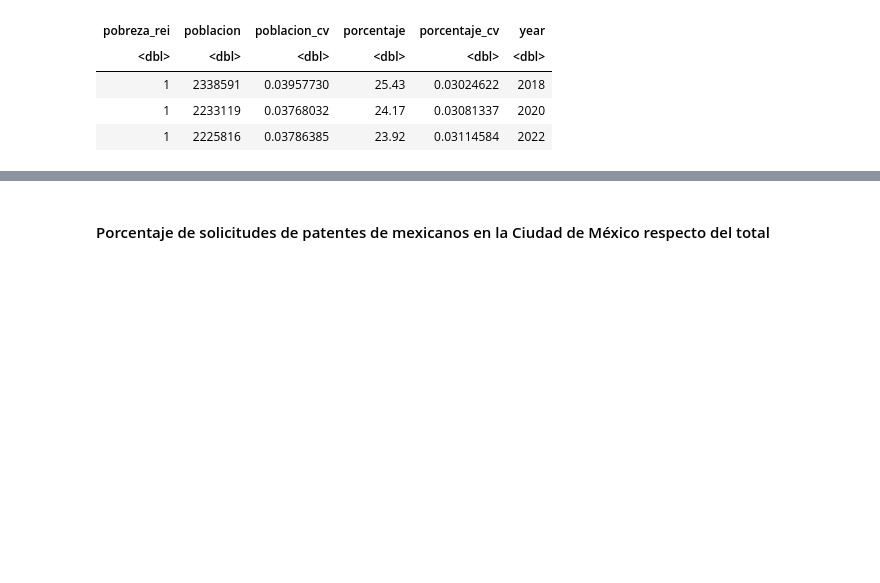
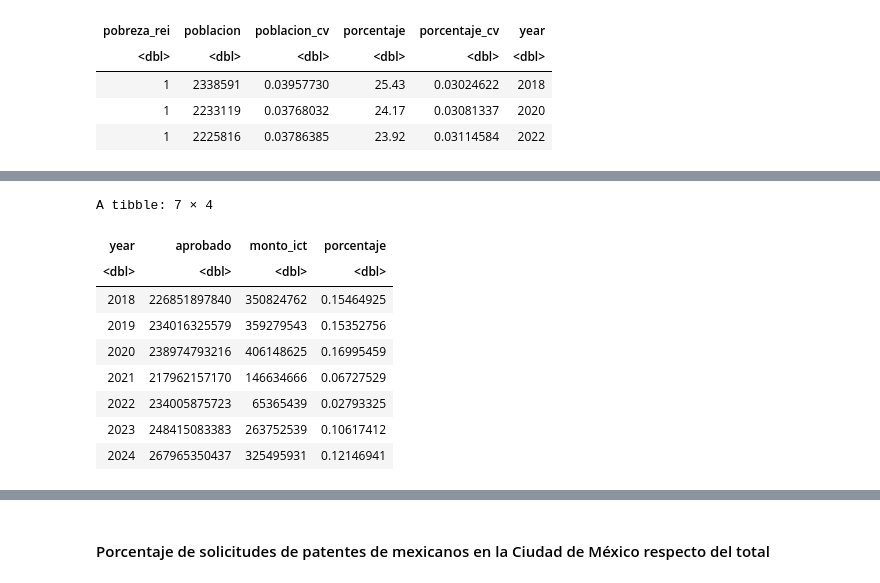
Before and after one commit to cpyp-ipdp/pgd_cdmx, a Jupyter notebook: indicadores/educacion_ciencia/indicadores_educ_ciencia_tec_pgd.ipynb, the cells around one changed output, grey strips where cells are left out. Saved outputs shown, nothing was run; the diff lists cells and outputs as text; code cells hidden in the pictures; blank space fills up the shorter version.

```diff
--- a/indicadores/educacion_ciencia/indicadores_educ_ciencia_tec_pgd.ipynb
+++ b/indicadores/educacion_ciencia/indicadores_educ_ciencia_tec_pgd.ipynb
@@ -499,0 +502,12 @@ A tibble: 3 × 6
+# %%
+##Hacer lista con urls de los archivos
+
+presupuestos <- list(
+  '2024' = 'https://datos.cdmx.gob.mx/dataset/3a6cba97-adb1-4f35-9df1-984cc3657aca/resource/7fa1da81-531c-477c-93db-7580bc1c7ad0/download/egresos_2024_aprobado.csv',
+  '2023' = 'https://datos.cdmx.gob.mx/dataset/ea119a03-4f5a-46fa-afbe-bc32bcf79ec3/resource/5137e3db-227e-462d-8d59-1942afbc0c6a/download/egresos_2023_aprobado.csv',
+  '2022' = 'https://datos.cdmx.gob.mx/dataset/755f47f1-b937-4131-8a7b-fbe306e747c8/resource/fc93c940-ad75-4e7f-afe6-c624726623a9/download/egresos_2022_aprobado.csv',
+  '2021' = 'https://datos.cdmx.gob.mx/dataset/246be014-62ba-46e0-a7ce-9f37c8f01886/resource/682c37bd-96a2-4f78-94bf-3c77c3870f04/download/egresos_2021_aprobado.csv',
+  '2020' = 'https://datos.cdmx.gob.mx/dataset/2bb4de63-8212-4d2a-a377-98b10f8384c6/resource/def0fc56-4e26-4cd2-9ec6-200cb86b418e/download/egresos_2020_aprobado.csv',
+  '2019' = 'https://datos.cdmx.gob.mx/dataset/8dc52617-63f6-4bfd-9fae-54239675c6d0/resource/9a6f53d7-1751-4ae4-8bd8-d31807be7789/download/egresos_2019_aprobado.csv',
+  '2018' = 'https://datos.cdmx.gob.mx/dataset/7a8820f2-3bea-4c69-8b20-1d01b1a99a6a/resource/5b20655c-072f-4347-baee-ab93d930b27b/download/egresos_2018_aprobado.csv'
+)
@@ -499,0 +541,22 @@ A tibble: 3 × 6
+# %%
+#Calcular porcentaje de presupuesto aprobado para ICT respecto del total por año
+tabla_cienciatec<-presupuestos %>%
+  group_by(year) %>%
+  summarise(
+    aprobado = sum(monto_aprobado),
+    monto_ict = sum(monto_aprobado[ict == 1]),
+    porcentaje = monto_ict / aprobado * 100
+  ) %>%
+  arrange(year)
+tabla_cienciatec
+# %% [output]
+A tibble: 7 × 4
+| year | aprobado | monto_ict | porcentaje |
+| <dbl> | <dbl> | <dbl> | <dbl> |
+| 2018 | 226851897840 | 350824762 | 0.15464925 |
+| 2019 | 234016325579 | 359279543 | 0.15352756 |
+| 2020 | 238974793216 | 406148625 | 0.16995459 |
+| 2021 | 217962157170 | 146634666 | 0.06727529 |
+| 2022 | 234005875723 | 65365439 | 0.02793325 |
+| 2023 | 248415083383 | 263752539 | 0.10617412 |
+| 2024 | 267965350437 | 325495931 | 0.12146941 |
```
Also changed, not shown: parts of 4 cells of this notebook.
